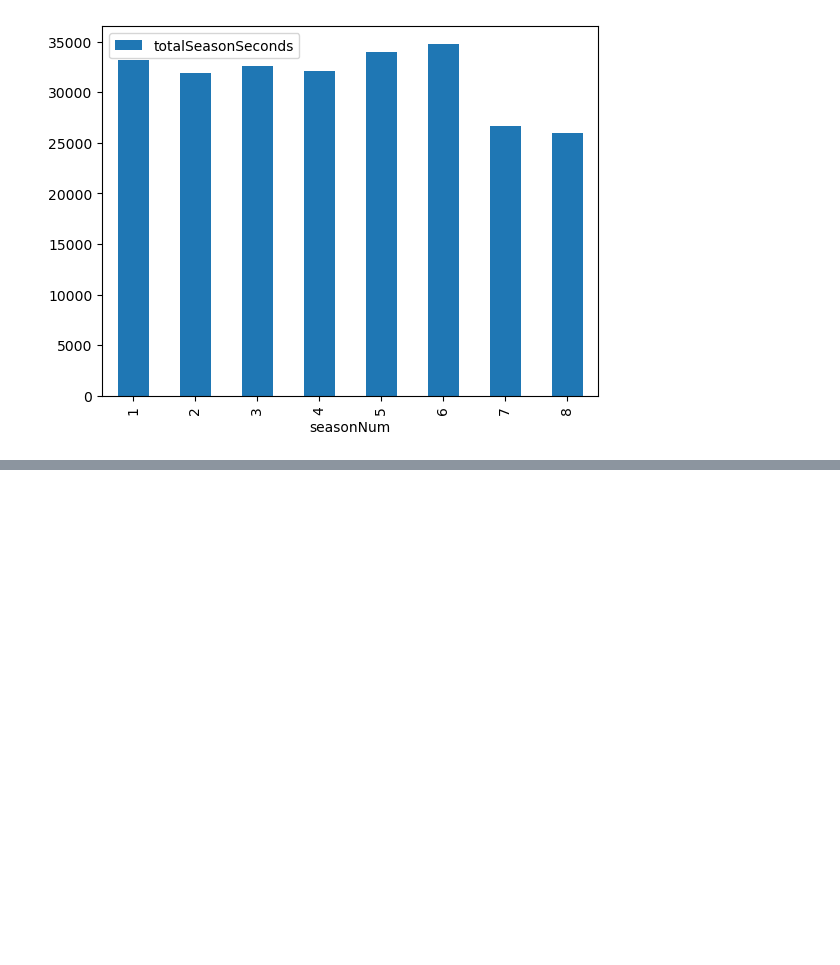
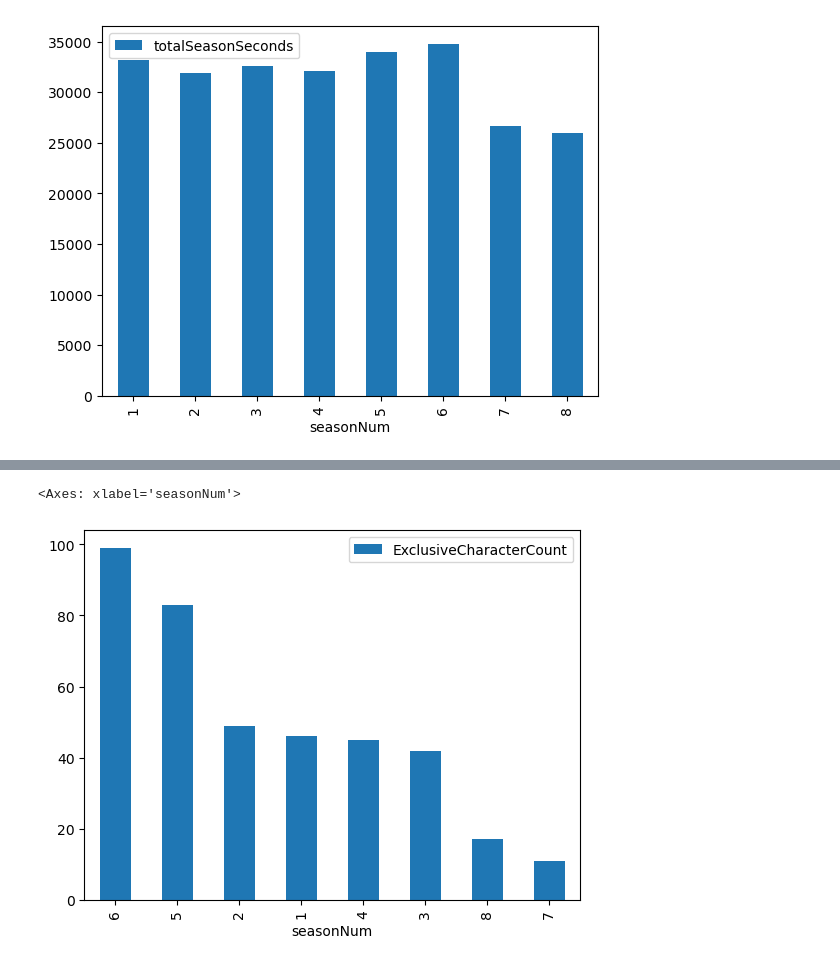
Before and after one commit to sixiann/W4111-Intro-to-Databases-Spring-2024, a Jupyter notebook: Homework/HW3/S24-W4111-HW3.ipynb, the cells around one changed output, grey strips where cells are left out. Drawn from its saved outputs; the diff is of its cells as text; code cells hidden in the pictures; blank space fills up the shorter version.

```diff
--- a/Homework/HW3/S24-W4111-HW3.ipynb
+++ b/Homework/HW3/S24-W4111-HW3.ipynb
@@ -885,2 +1030,7 @@ season_exclusive_characters
 # %%
 # TODO: visualization
+
+season_exclusive_characters.plot.bar(x='seasonNum', y='ExclusiveCharacterCount')
+# %% [output]
+<Axes: xlabel='seasonNum'>
+[figure, added]
```
Also changed, not shown: parts of 16 cells of this notebook.
